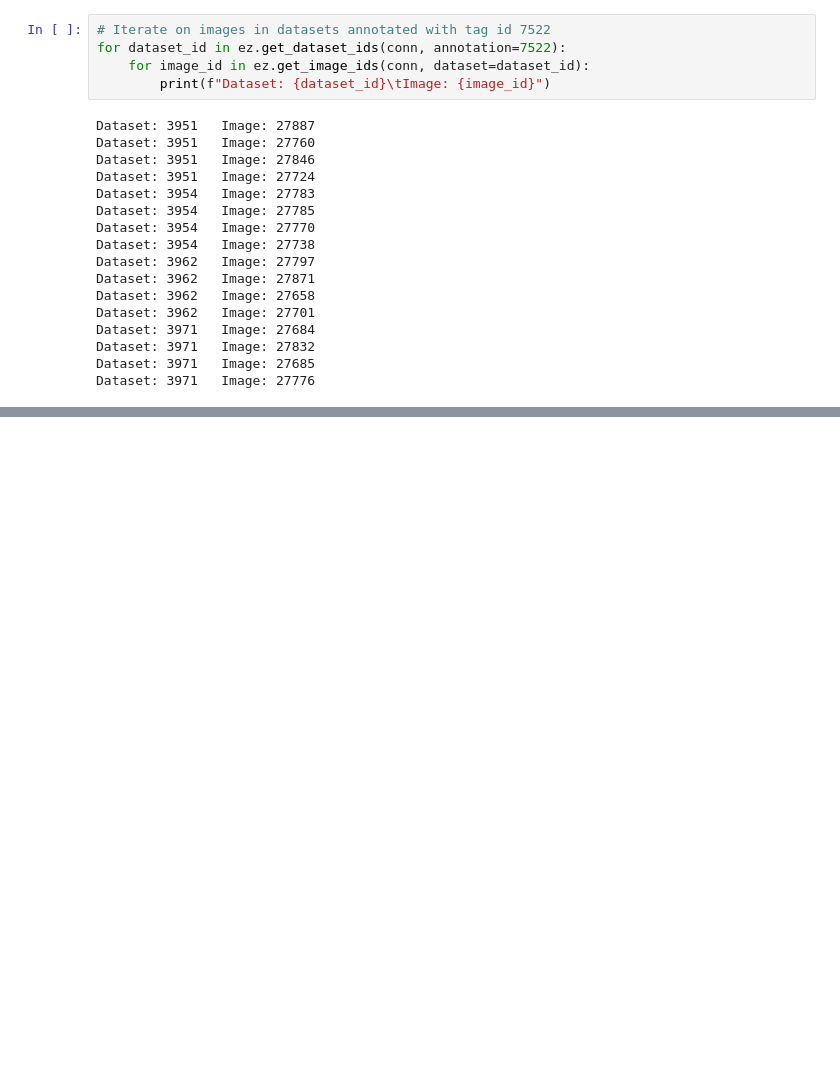
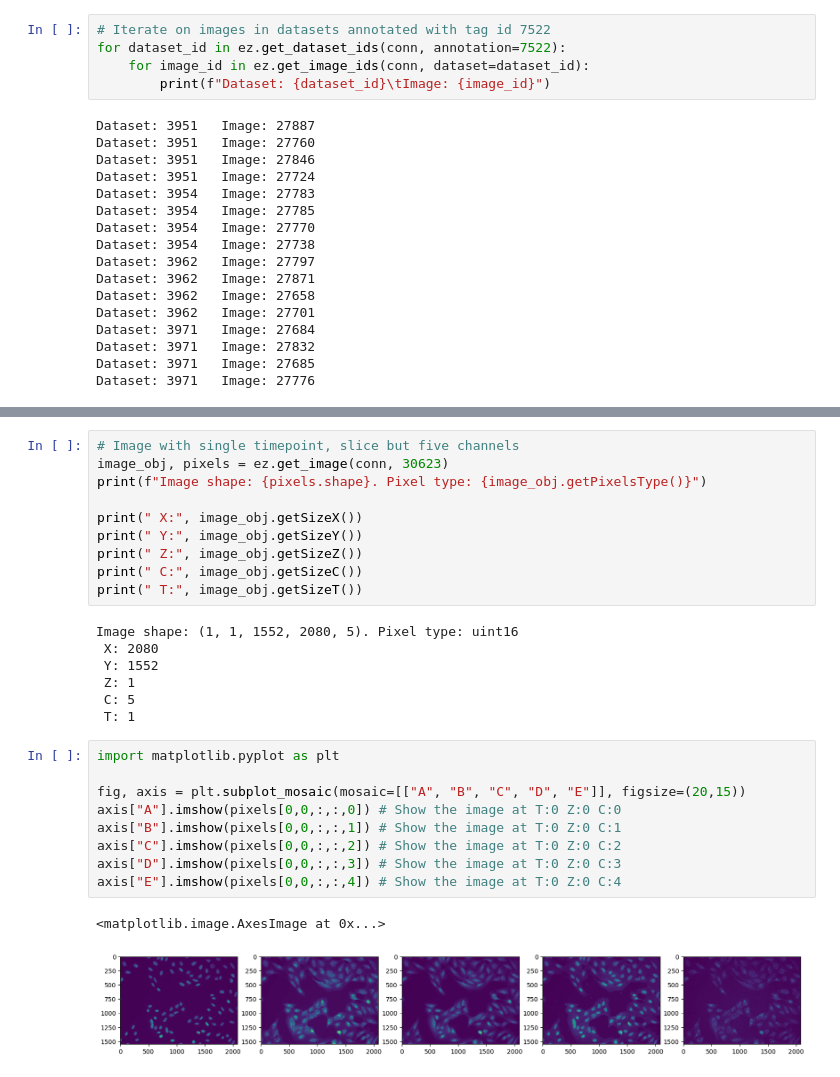
Before and after one commit to I3D-bio/omero_python_workshop, a Jupyter notebook: nbs/01_walkthrough.ipynb, the cells around one changed output, grey strips where cells are left out. Saved outputs shown, nothing was run; the diff lists cells and outputs as text; blank space fills up the shorter version.

```diff
--- a/nbs/01_walkthrough.ipynb
+++ b/nbs/01_walkthrough.ipynb
@@ -97,0 +112,29 @@ Dataset: 3971   Image: 27776
+# %%
+# Image with single timepoint, slice but five channels
+image_obj, pixels = ez.get_image(conn, 30623)
+print(f"Image shape: {pixels.shape}. Pixel type: {image_obj.getPixelsType()}")
+
+print(" X:", image_obj.getSizeX())
+print(" Y:", image_obj.getSizeY())
+print(" Z:", image_obj.getSizeZ())
+print(" C:", image_obj.getSizeC())
+print(" T:", image_obj.getSizeT())
+# %% [output]
+Image shape: (1, 1, 1552, 2080, 5). Pixel type: uint16
+ X: 2080
+ Y: 1552
+ Z: 1
+ C: 5
+ T: 1
+# %%
+import matplotlib.pyplot as plt
+
+fig, axis = plt.subplot_mosaic(mosaic=[["A", "B", "C", "D", "E"]], figsize=(20,15))
+axis["A"].imshow(pixels[0,0,:,:,0]) # Show the image at T:0 Z:0 C:0
+axis["B"].imshow(pixels[0,0,:,:,1]) # Show the image at T:0 Z:0 C:1
+axis["C"].imshow(pixels[0,0,:,:,2]) # Show the image at T:0 Z:0 C:2
+axis["D"].imshow(pixels[0,0,:,:,3]) # Show the image at T:0 Z:0 C:3
+axis["E"].imshow(pixels[0,0,:,:,4]) # Show the image at T:0 Z:0 C:4
+# %% [output]
+<matplotlib.image.AxesImage at 0x...>
+[figure, added]
```
Also changed, not shown: parts of 6 cells of this notebook.
